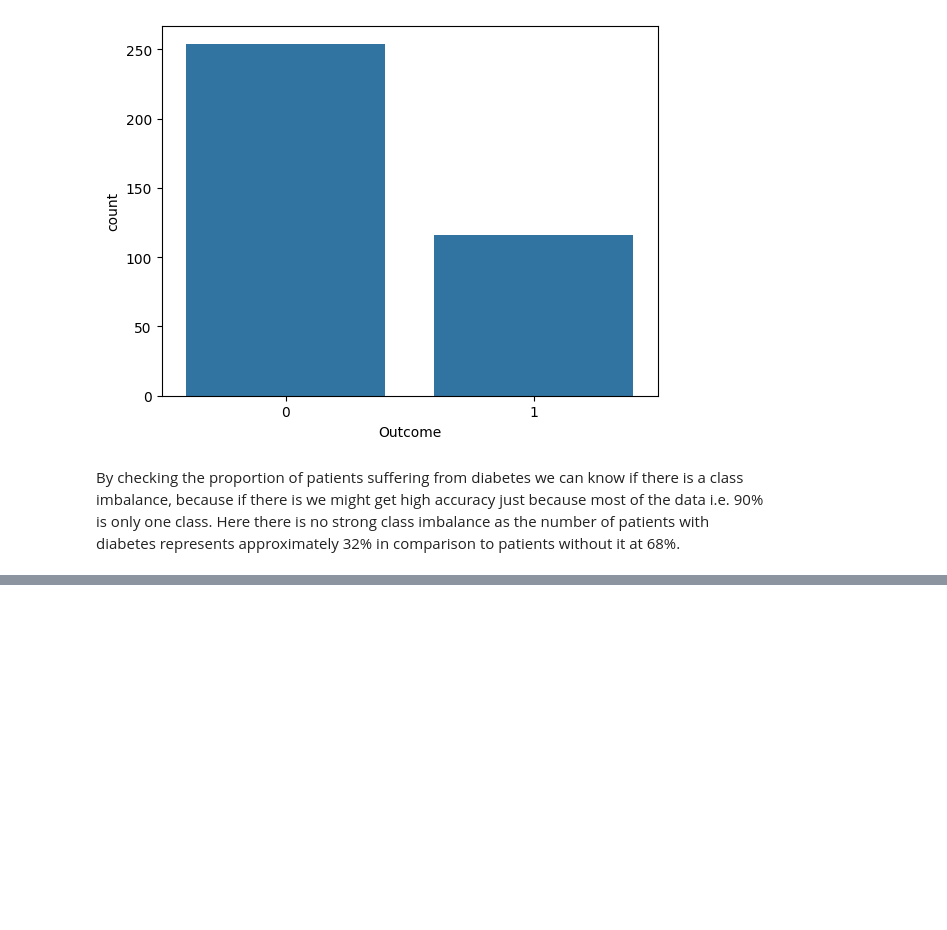
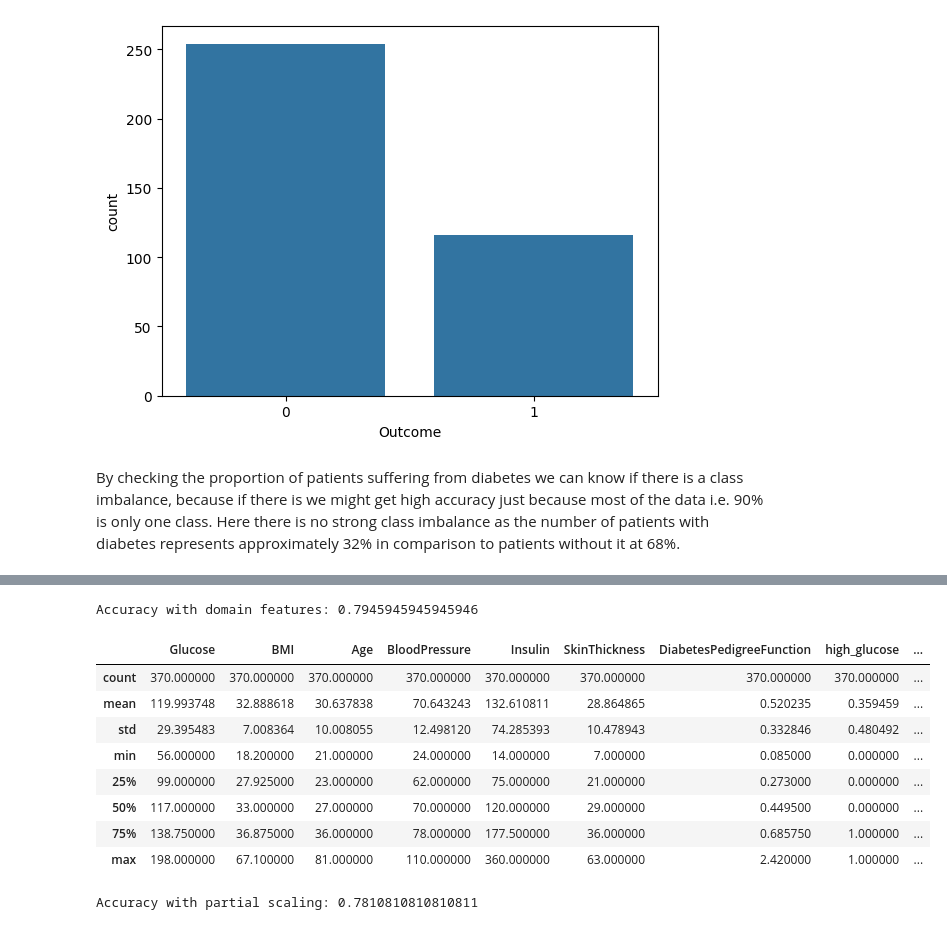
Before and after one commit to sjekic/DiabetesPrediction, a Jupyter notebook: DiabetesPrediction.ipynb, the cells around one changed output, grey strips where cells are left out. Cells and saved outputs as stored; diff of their text form; code cells hidden in the pictures; blank space fills up the shorter version.

```diff
--- a/DiabetesPrediction.ipynb
+++ b/DiabetesPrediction.ipynb
@@ -233,0 +466,28 @@ By checking the proportion of patients suffering from diabetes we can know if th
+# %%
+df['high_glucose'] = (df['Glucose'] > 126).astype(int)
+df['obese'] = (df['BMI'] >= 30).astype(int)
+df['age_35plus'] = (df['Age'] >= 35).astype(int)
+# %%
+from sklearn.model_selection import cross_val_score
+from sklearn.linear_model import LogisticRegression
+
+X_new = df[['Glucose', 'BMI', 'Age', 'BloodPressure', 'Insulin', 'SkinThickness', 'DiabetesPedigreeFunction','high_glucose', 'obese', 'age_35plus']]
+y = df['Outcome']
+
+model = LogisticRegression(max_iter=1000)
+scores = cross_val_score(model, X_new, y, cv=5, scoring='accuracy')
+print("Accuracy with domain features:", scores.mean())
+# %% [output]
+Accuracy with domain features: 0.7945945945945946
+# %%
+X_new.describe()
+# %% [output]
+|  | Glucose | BMI | Age | BloodPressure | Insulin | SkinThickness | DiabetesPedigreeFunction | high_glucose | ... |
+| count | 370.000000 | 370.000000 | 370.000000 | 370.000000 | 370.000000 | 370.000000 | 370.000000 | 370.000000 | ... |
+| mean | 119.993748 | 32.888618 | 30.637838 | 70.643243 | 132.610811 | 28.864865 | 0.520235 | 0.359459 | ... |
+| std | 29.395483 | 7.008364 | 10.008055 | 12.498120 | 74.285393 | 10.478943 | 0.332846 | 0.480492 | ... |
+| min | 56.000000 | 18.200000 | 21.000000 | 24.000000 | 14.000000 | 7.000000 | 0.085000 | 0.000000 | ... |
+| 25% | 99.000000 | 27.925000 | 23.000000 | 62.000000 | 75.000000 | 21.000000 | 0.273000 | 0.000000 | ... |
+| 50% | 117.000000 | 33.000000 | 27.000000 | 70.000000 | 120.000000 | 29.000000 | 0.449500 | 0.000000 | ... |
+| 75% | 138.750000 | 36.875000 | 36.000000 | 78.000000 | 177.500000 | 36.000000 | 0.685750 | 1.000000 | ... |
+| max | 198.000000 | 67.100000 | 81.000000 | 110.000000 | 360.000000 | 63.000000 | 2.420000 | 1.000000 | ... |
@@ -233,0 +497,23 @@ By checking the proportion of patients suffering from diabetes we can know if th
+# %%
+from sklearn.compose import ColumnTransformer
+from sklearn.preprocessing import StandardScaler
+from sklearn.pipeline import Pipeline
+from sklearn.linear_model import LogisticRegression
+from sklearn.model_selection import cross_val_score
+
+preprocessor = ColumnTransformer(
+    transformers=[
+        ('num', StandardScaler(), continuous_features)
+    ],
+    remainder='passthrough'
+)
+
+pipe = Pipeline([
+    ('pre', preprocessor),
+    ('logreg', LogisticRegression(max_iter=1000))
+])
+
+scores = cross_val_score(pipe, df[continuous_features + binary_features], y, cv=5, scoring='accuracy')
+print("Accuracy with partial scaling:", scores.mean())
+# %% [output]
+Accuracy with partial scaling: 0.7810810810810811
```
Also changed, not shown: parts of 37 cells of this notebook.
